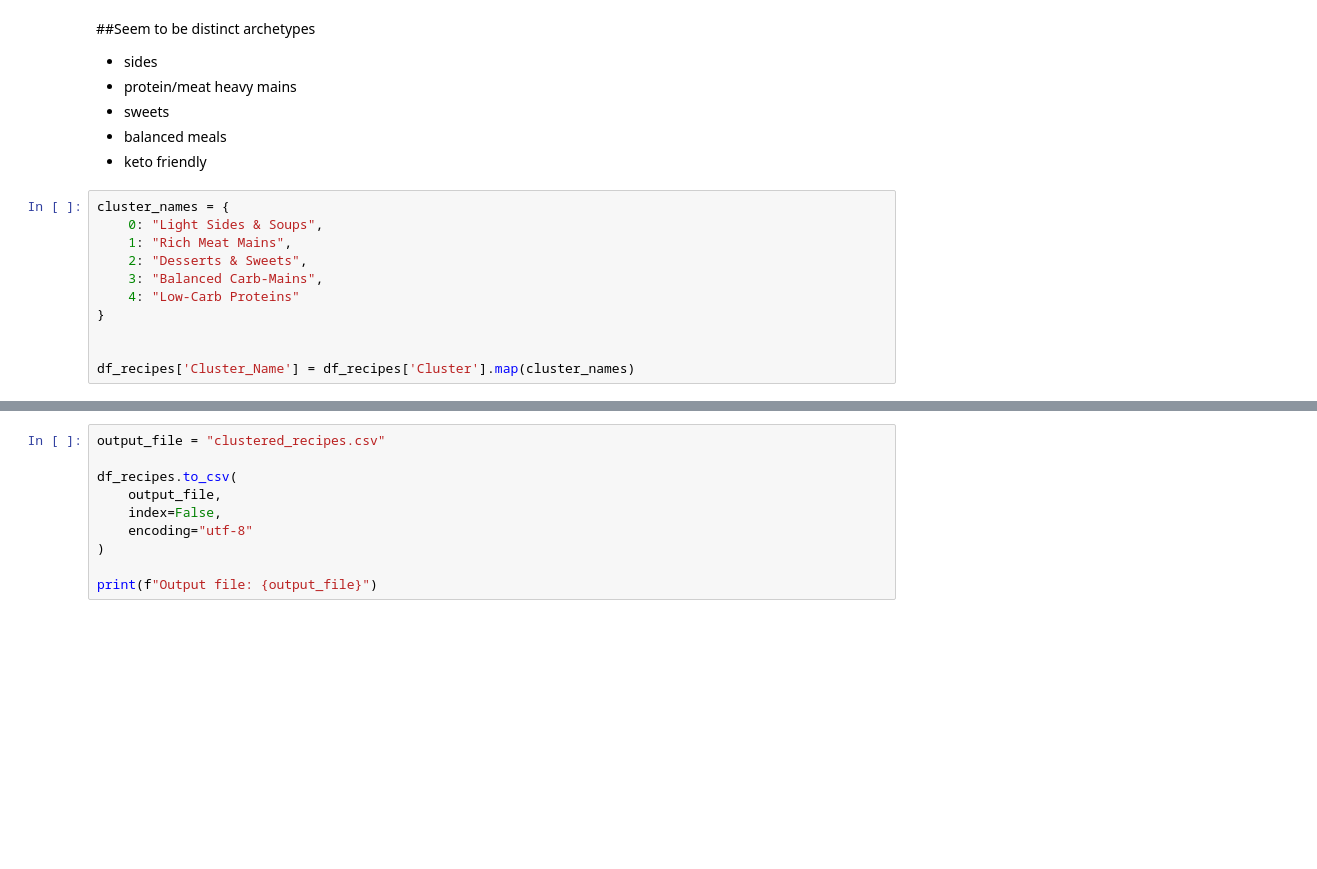
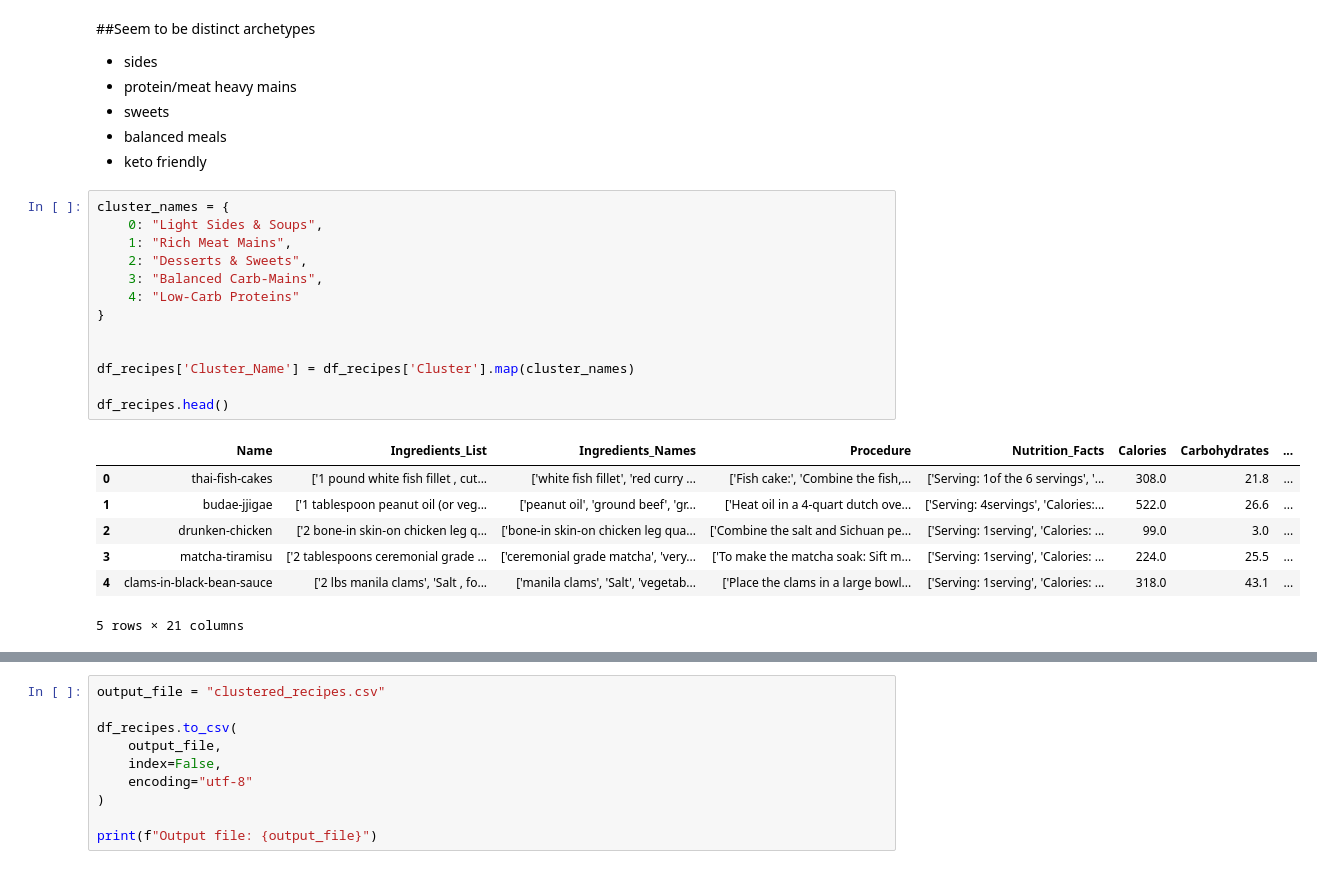
Before and after one commit to warrensuca/chinese-recipe-api, a Jupyter notebook: clustering/cluster_recipes.ipynb, the cells around one changed output, grey strips where cells are left out. Saved outputs shown, nothing was run; the diff lists cells and outputs as text; blank space fills up the shorter version.

```diff
--- a/clustering/cluster_recipes.ipynb
+++ b/clustering/cluster_recipes.ipynb
@@ -79,11 +81,21 @@ display(cluster_profiles.round(1))
 # %%
 cluster_names = {
     0: "Light Sides & Soups",
     1: "Rich Meat Mains",
     2: "Desserts & Sweets",
     3: "Balanced Carb-Mains",
     4: "Low-Carb Proteins"
 }
 
 
 df_recipes['Cluster_Name'] = df_recipes['Cluster'].map(cluster_names)
+
+df_recipes.head()
+# %% [output]
+|  | Name | Ingredients_List | Ingredients_Names | Procedure | Nutrition_Facts | Calories | Carbohydrates | ... |
+| 0 | thai-fish-cakes | ['1 pound white fish fillet , cut... | ['white fish fillet', 'red curry ... | ['Fish cake:', 'Combine the fish,... | ['Serving: 1of the 6 servings', '... | 308.0 | 21.8 | ... |
+| 1 | budae-jjigae | ['1 tablespoon peanut oil (or veg... | ['peanut oil', 'ground beef', 'gr... | ['Heat oil in a 4-quart dutch ove... | ['Serving: 4servings', 'Calories:... | 522.0 | 26.6 | ... |
+| 2 | drunken-chicken | ['2 bone-in skin-on chicken leg q... | ['bone-in skin-on chicken leg qua... | ['Combine the salt and Sichuan pe... | ['Serving: 1serving', 'Calories: ... | 99.0 | 3.0 | ... |
+| 3 | matcha-tiramisu | ['2 tablespoons ceremonial grade ... | ['ceremonial grade matcha', 'very... | ['To make the matcha soak: Sift m... | ['Serving: 1serving', 'Calories: ... | 224.0 | 25.5 | ... |
+| 4 | clams-in-black-bean-sauce | ['2 lbs manila clams', 'Salt , fo... | ['manila clams', 'Salt', 'vegetab... | ['Place the clams in a large bowl... | ['Serving: 1serving', 'Calories: ... | 318.0 | 43.1 | ... |
+5 rows × 21 columns
```
Also changed, not shown: parts of 3 cells of this notebook.
